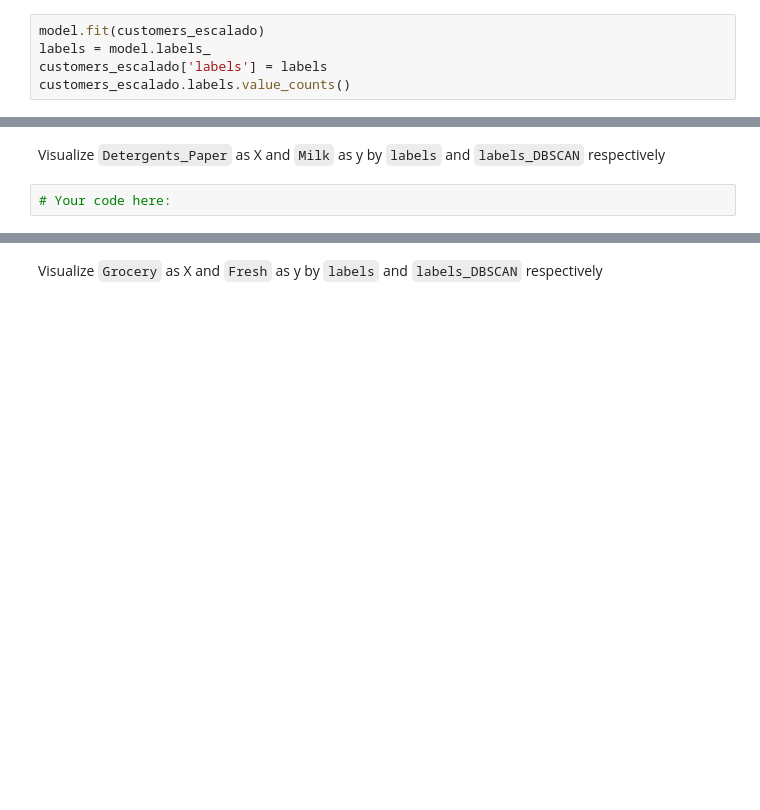
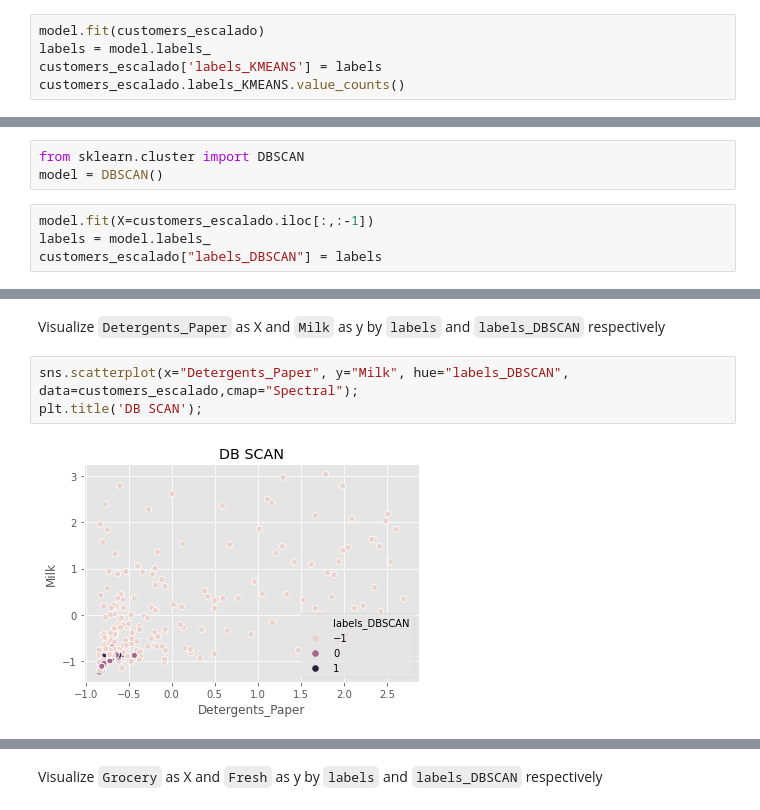
Before and after one commit to ta-data-mexpt/lab-unsupervised-learning, a Jupyter notebook: main/main.ipynb, the cells around one changed output, grey strips where cells are left out. Saved outputs shown, nothing was run; the diff lists cells and outputs as text; blank space fills up the shorter version.

```diff
--- a/main/main.ipynb
+++ b/main/main.ipynb
@@ -218,6 +218,6 @@ Count the values in `labels`.
 # %%
 model.fit(customers_escalado)
 labels = model.labels_
-customers_escalado['labels'] = labels
-customers_escalado.labels.value_counts()
+customers_escalado['labels_KMEANS'] = labels
+customers_escalado.labels_KMEANS.value_counts()
 # %% [output]
@@ -239,2 +239,9 @@ Now let's cluster the data using DBSCAN. Use `DBSCAN(eps=0.5)` to initiate the m
+# %%
+from sklearn.cluster import DBSCAN
+model = DBSCAN()
+# %%
+model.fit(X=customers_escalado.iloc[:,:-1])
+labels = model.labels_
+customers_escalado["labels_DBSCAN"] = labels
 # %% [markdown]
 Count the values in `labels_DBSCAN`.
@@ -252,5 +264,8 @@ Columns to visualize:
 * `Frozen` as X and `Delicassen` as y
 # %% [markdown]
 Visualize `Detergents_Paper` as X and `Milk` as y by `labels` and `labels_DBSCAN` respectively
-# %%
-# Your code here:
+# %%
+sns.scatterplot(x="Detergents_Paper", y="Milk", hue="labels_DBSCAN", data=customers_escalado,cmap="Spectral");
+plt.title('DB SCAN');
+# %% [output]
+[figure, added]
```
Also changed, not shown: parts of 17 cells of this notebook.
